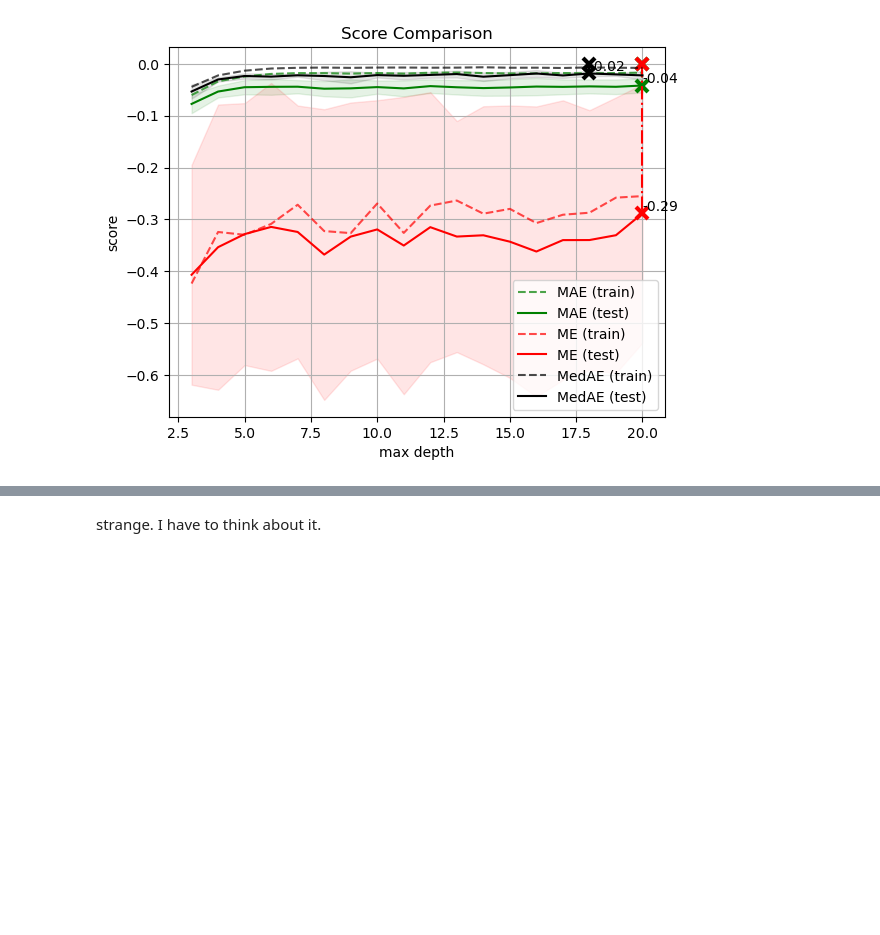
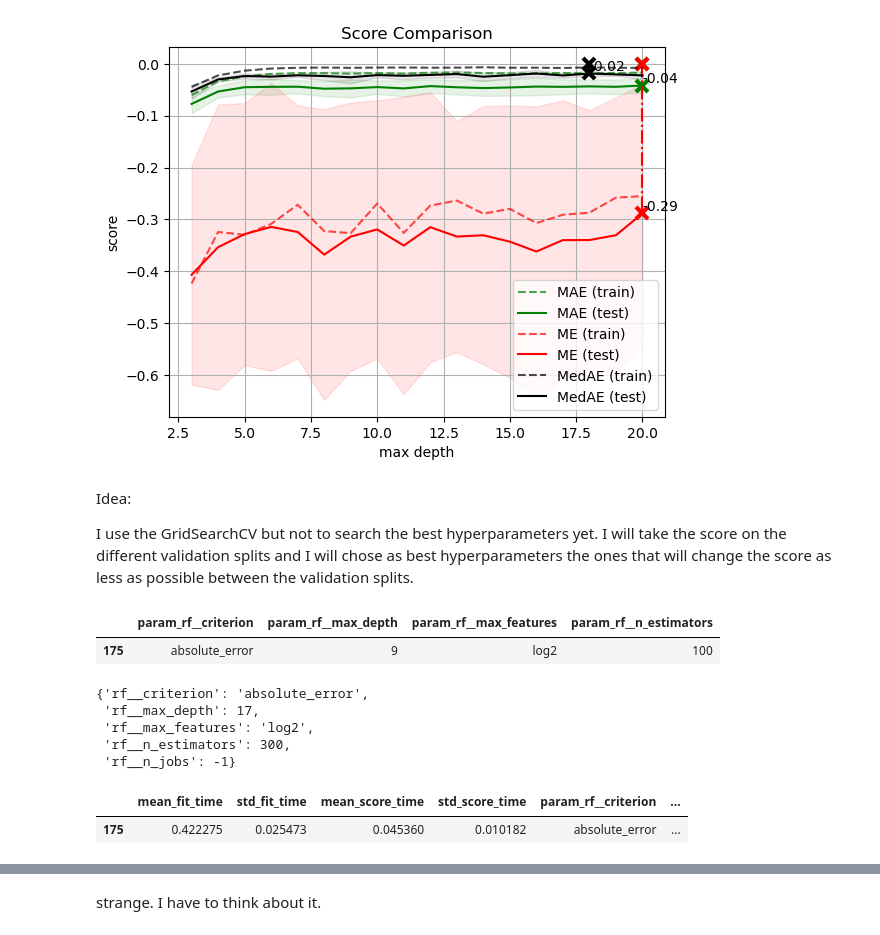
Before and after one commit to LuigiSotgiu/Project, a Jupyter notebook: main.ipynb, the cells around one changed output, grey strips where cells are left out. Drawn from its saved outputs; the diff is of its cells as text; code cells hidden in the pictures; blank space fills up the shorter version.

```diff
--- a/main.ipynb
+++ b/main.ipynb
@@ -293,6 +293,56 @@ ax.grid()
 plt.show()
 # %% [output]
 [figure]
+# %% [markdown]
+Idea:
+
+I use the GridSearchCV but not to search the best hyperparameters yet. I will take the score on the different validation splits and I will chose as best hyperparameters the ones that will change the score as less as possible between the validation splits.
+# %%
+# Let's try
+
+import numpy as np
+from sklearn.metrics import mean_squared_error
+
+# Inizialising the model class ---> see ML_GRB.py
+model = RND_FOREST()
+obj.SetModel(model)     # Setting the model in the main class
+
+# Setting the hyperparameters space to investigate
+grid = {
+        'rf__n_estimators': [100, 200, 300, 400, 500, 700, 1000],
+        'rf__criterion': ['squared_error', 'absolute_error', 'friedman_mse', 'poisson'],
+        'rf__max_depth': [6, 7, 8, 9, 10, 12, 15, 17, 20],
+        'rf__max_features': ['sqrt', 'log2'],
+        'rf__n_jobs': [-1]
+    }
+
+# Running the Grid Search
+obj.model.GridSearch(dataset, grid, cv = 10, train_size = 0.8, scoring = 'r2')
+
+results = pd.DataFrame(obj.model.Grid_search_class.cv_results_)
+
+a = results[['std_test_score']].to_numpy()
+min_a = min(a)
+index = np.where(a == min_a)
+# %%
+results.iloc[index[0]][['param_rf__criterion', 'param_rf__max_depth', 'param_rf__max_features',
+                     'param_rf__n_estimators']].style
+# %% [output]
+|  | param_rf__criterion | param_rf__max_depth | param_rf__max_features | param_rf__n_estimators |
+| 175 | absolute_error | 9 | log2 | 100 |
+# %%
+obj.model.Grid_search_class.best_params_
+# %% [output]
+{'rf__criterion': 'absolute_error',
+ 'rf__max_depth': 17,
+ 'rf__max_features': 'log2',
+ 'rf__n_estimators': 300,
+ 'rf__n_jobs': -1}
+# %%
+results.iloc[index[0]].style
+# %% [output]
+|  | mean_fit_time | std_fit_time | mean_score_time | std_score_time | param_rf__criterion | ... |
+| 175 | 0.422275 | 0.025473 | 0.045360 | 0.010182 | absolute_error | ... |
 # %%
 # Let's try these hyperparameters
 
```
Also changed, not shown: parts of 5 cells of this notebook.
